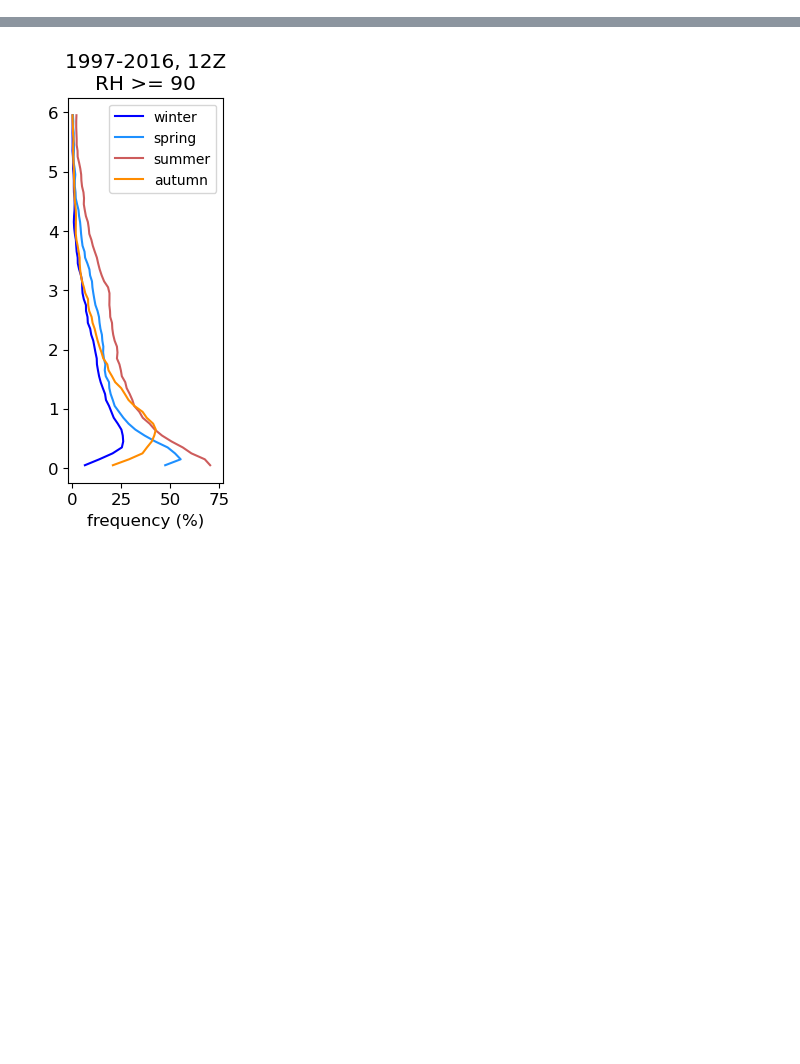
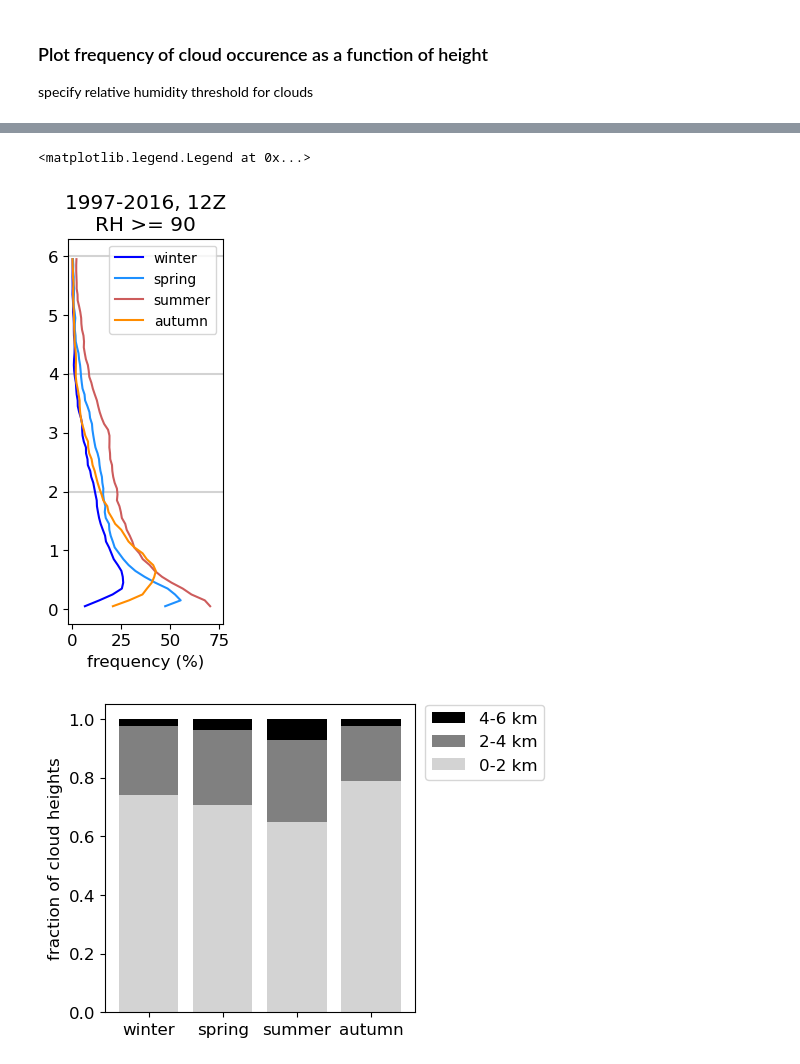
Before and after one commit to mackenziejewell/ArcticClouds_SoundingAnalysis, a Jupyter notebook: 6_plot.ipynb, the cells around one changed output, grey strips where cells are left out. Saved outputs shown, nothing was run; the diff lists cells and outputs as text; code cells hidden in the pictures; blank space fills up the shorter version.

```diff
--- a/6_plot.ipynb
+++ b/6_plot.ipynb
@@ -172,10 +347,18 @@ fig.colorbar(dens, label='density ($\\times 10^{-2}$)', cax=cbar_ax)
+# %% [markdown]
+###  Plot frequency of cloud occurence as a function of height
+specify relative humidity threshold for clouds
 # %%
 
-
+#==========================================================
 seasons = ['winter', 'spring', 'summer', 'autumn']
 colors = ['blue', 'dodgerblue', 'indianred', 'darkorange']
 rh_thresh = 90
+#==========================================================
 
+
+low_level_freq = np.array([])
+mid_level_freq = np.array([])
+hig_level_freq = np.array([])
 
 fig, ax = plt.subplots(figsize=(2,5))
 assert len(hours) == 1, 'error in title with multiple hours'
@@ -183,6 +366,10 @@ ax.set_xlabel('frequency (%)')
 ax.set_xlim(-2,77)
 ax.set_xticks([0,25,50,75])
 
+# low and mid - level clouds
+ax.hlines(2, ax.get_xlim()[0], ax.get_xlim()[-1], colors='lightgray', zorder=-1)
+ax.hlines(4, ax.get_xlim()[0], ax.get_xlim()[-1], colors='lightgray', zorder=-1)
+ax.hlines(6, ax.get_xlim()[0], ax.get_xlim()[-1], colors='lightgray', zorder=-1)
 
 for ss, season in enumerate(seasons):
 
@@ -193,15 +380,54 @@ for ss, season in enumerate(seasons):
     above_thresh = (ds.RH >= rh_thresh).sum(dim='doy').sum(dim='year')
 
     # find total number of days with observations
-    total_obs = (np.isnan(ds.RH[:,:,:])==False).sum(dim='doy').sum(dim='year')
+    total_obs = (np.isnan(ds.RH)==False).sum(dim='doy').sum(dim='year')
 
-    # plot
-    ax.plot(100*above_thresh/total_obs, ds.h, c=colors[ss], label=f'{season}')
+    # plot frequency of cloud occurence as a function of height
+    freq = 100*above_thresh/total_obs
+    ax.plot(freq, ds.h, c=colors[ss], label=f'{season}')
+
+    # calculate percentage of seasonal clouds found
+    # in different height ranges
+    low_freq = freq.isel(h=ds.h<2.05)
+    mid_freq = freq.isel(h=(ds.h>2)&(ds.h<4.05))
+    hig_freq = freq.isel(h=(ds.h>3.95))
+
+    low_perc = (np.sum(low_freq)/np.sum(freq)).data
+    mid_perc = (np.sum(mid_freq)/np.sum(freq)).data
+    hig_perc = (np.sum(hig_freq)/np.sum(freq)).data
+
+    low_level_freq = np.append(low_level_freq, low_perc)
+    mid_level_freq = np.append(mid_level_freq, mid_perc)
+    hig_level_freq = np.append(hig_level_freq, hig_perc)
+
+    print(f'{season}: \n  - high-level (4-6 km): {hig_perc*100:.1f}%')
+    print(f'  - mid-level (2-4 km): {mid_perc*100:.1f}%')
+    print(f'  - low-level (0-2 km): {low_perc*100:.1f}%')
 
 plt.legend(fontsize=10)
 ax.set_title(f'{ds.year[0].values}-{ds.year[-1].values}, {hours[0]}Z\nRH >= {rh_thresh}')
 
-# fig.savefig(f'./figures/RH{rh_thresh}_freq_{season}_{years[0]}-{years[-1]}.png',
-#             transparent=True, bbox_inches='tight', pad_inches=0, dpi=300)
-#
+# save
+# savename = f'./figures/RH{rh_thresh}_{ds.year[0].values}-{ds.year[-1].values}.png'
+# print(f' >>> save as {savename}')
+# fig.savefig(savename, transparent=True, bbox_inches='tight', pad_inches=0, dpi=300)
+
+
+
+
+
+# plot fraction of clouds each season that occur
+# in different height ranges
+fig, ax = plt.subplots(figsize=(4,4))
+ax.bar(seasons, hig_level_freq, bottom=mid_level_freq+low_level_freq, color='k', label='4-6 km')
+ax.bar(seasons, mid_level_freq, bottom=low_level_freq, color='gray', label='2-4 km')
+ax.bar(seasons, low_level_freq, color='lightgray', label='0-2 km')
+
+ax.set_ylabel('fraction of cloud heights')
+fig.legend(loc=9, bbox_to_anchor=(1.075, 0.9))
+
+# save
+# savename = f'./figures/clouds_byheight_{ds.year[0].values}-{ds.year[-1].values}.png'
+# print(f' >>> save as {savename}')
+# fig.savefig(savename, transparent=True, bbox_inches='tight', pad_inches=0, dpi=300)
 # %% [output]
@@ -209 +450,3 @@ Text(0.5, 1.0, '1997-2016, 12Z\nRH >= 90')
+<matplotlib.legend.Legend at 0x...>
-[figure, old version]
+[figure, new version]
+[figure, added]
```
Also changed, not shown: parts of 14 cells of this notebook, 14 other files.
